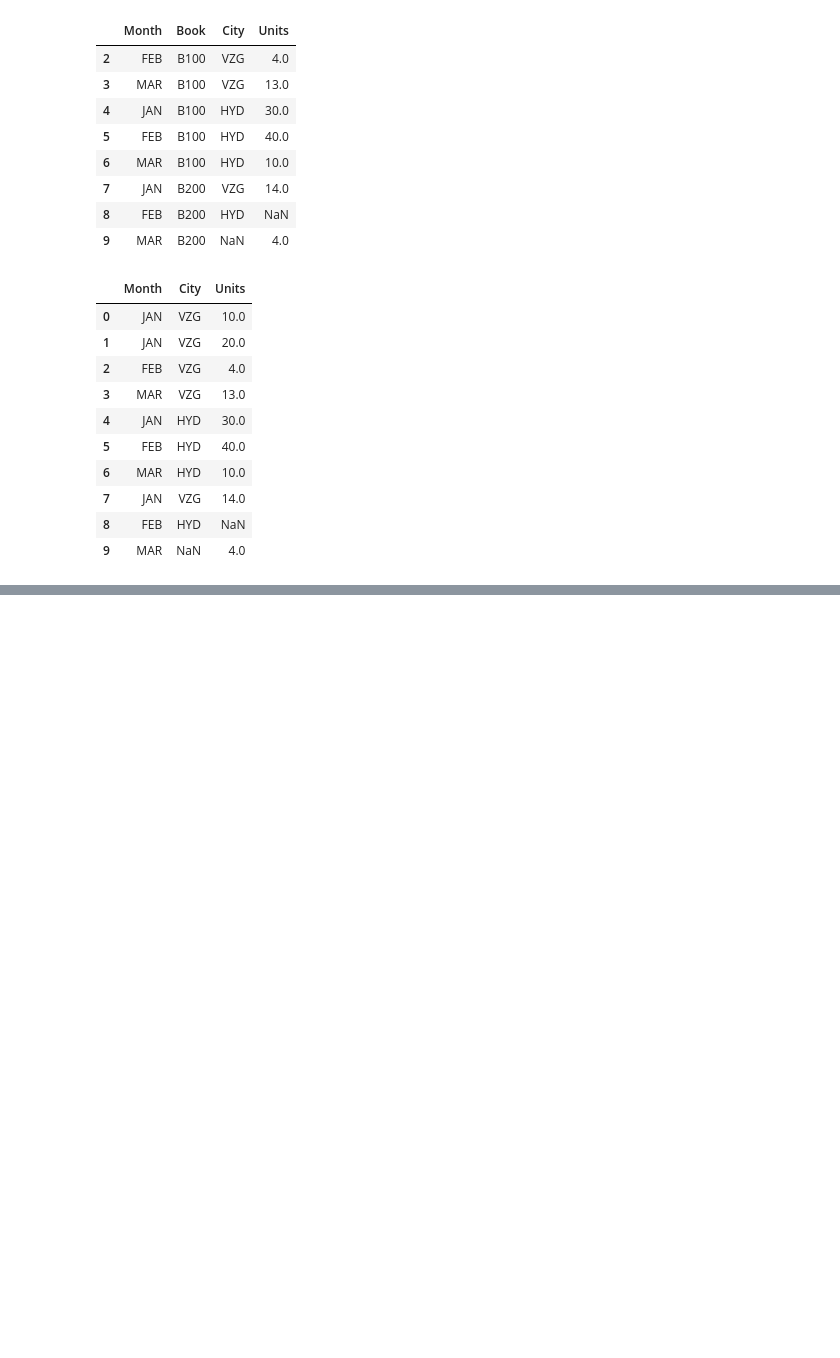
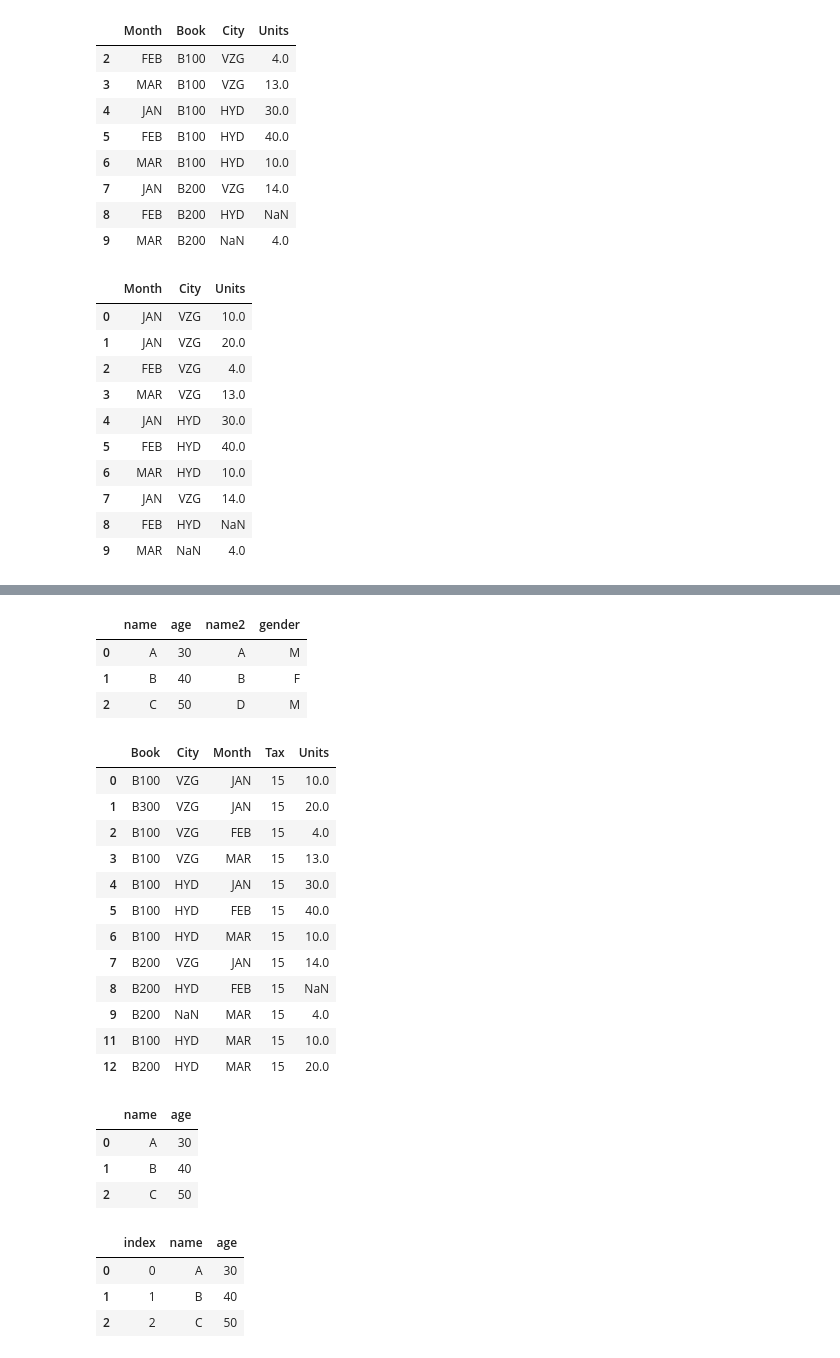
Before and after one commit to srikanthpragada/DS_11_NOV_2019, a Jupyter notebook: sales.ipynb, the cells around one changed output, grey strips where cells are left out. Saved outputs shown, nothing was run; the diff lists cells and outputs as text; code cells hidden in the pictures; blank space fills up the shorter version.

```diff
--- a/sales.ipynb
+++ b/sales.ipynb
@@ -332,0 +358,37 @@ sales
+# %%
+df1.join(df2,rsuffix='2')
+# %% [output]
+|  | name | age | name2 | gender |
+| 0 | A | 30 | A | M |
+| 1 | B | 40 | B | F |
+| 2 | C | 50 | D | M |
+# %%
+sales.sort_index(axis=1)
+# %% [output]
+|  | Book | City | Month | Tax | Units |
+| 0 | B100 | VZG | JAN | 15 | 10.0 |
+| 1 | B300 | VZG | JAN | 15 | 20.0 |
+| 2 | B100 | VZG | FEB | 15 | 4.0 |
+| 3 | B100 | VZG | MAR | 15 | 13.0 |
+| 4 | B100 | HYD | JAN | 15 | 30.0 |
+| 5 | B100 | HYD | FEB | 15 | 40.0 |
+| 6 | B100 | HYD | MAR | 15 | 10.0 |
+| 7 | B200 | VZG | JAN | 15 | 14.0 |
+| 8 | B200 | HYD | FEB | 15 | NaN |
+| 9 | B200 | NaN | MAR | 15 | 4.0 |
+| 11 | B100 | HYD | MAR | 15 | 10.0 |
+| 12 | B200 | HYD | MAR | 15 | 20.0 |
+# %%
+df1
+# %% [output]
+|  | name | age |
+| 0 | A | 30 |
+| 1 | B | 40 |
+| 2 | C | 50 |
+# %%
+df1.reset_index()
+# %% [output]
+|  | index | name | age |
+| 0 | 0 | A | 30 |
+| 1 | 1 | B | 40 |
+| 2 | 2 | C | 50 |
```
Also changed, not shown: parts of 14 cells of this notebook, 1 other file.
